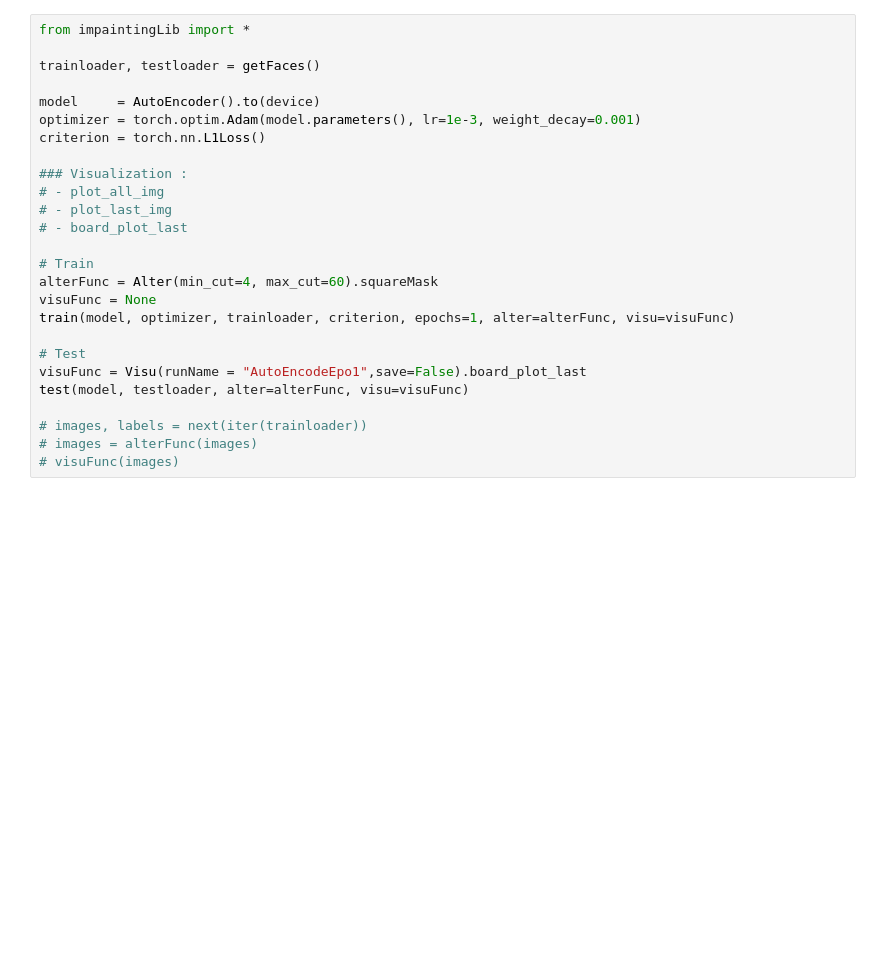
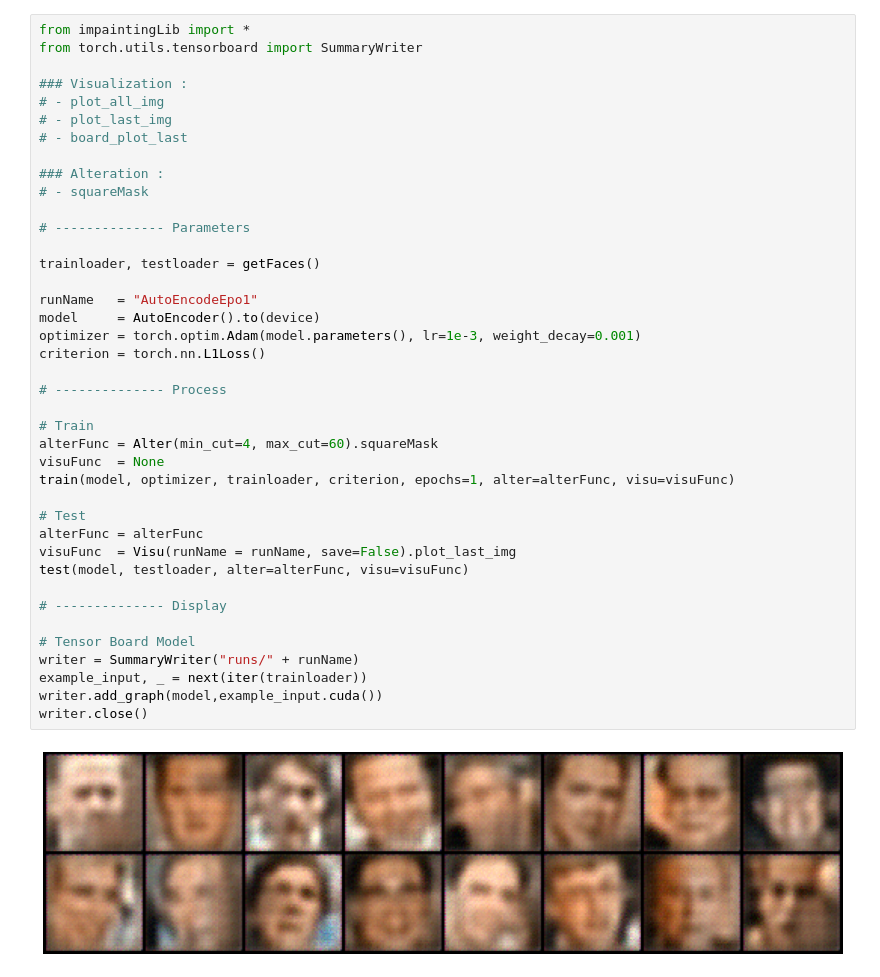
Before and after one commit to Eva427/CICR-Impainting, a Jupyter notebook: impainting.ipynb, the cells around one changed output. Drawn from its saved outputs; the diff is of its cells as text; blank space fills up the shorter version.

Commit message:
Model tensor board

```diff
--- a/impainting.ipynb
+++ b/impainting.ipynb
@@ -1,26 +1,42 @@
 # %%
 from impaintingLib import *
+from torch.utils.tensorboard import SummaryWriter
+
+### Visualization :
+# - plot_all_img
+# - plot_last_img
+# - board_plot_last
+
+### Alteration :
+# - squareMask
+
+# -------------- Parameters
 
 trainloader, testloader = getFaces()
 
+runName   = "AutoEncodeEpo1"
 model     = AutoEncoder().to(device)
 optimizer = torch.optim.Adam(model.parameters(), lr=1e-3, weight_decay=0.001)
 criterion = torch.nn.L1Loss()
 
-### Visualization :
-# - plot_all_img
-# - plot_last_img
-# - board_plot_last
+# -------------- Process
 
 # Train
 alterFunc = Alter(min_cut=4, max_cut=60).squareMask
-visuFunc = None
+visuFunc  = None
 train(model, optimizer, trainloader, criterion, epochs=1, alter=alterFunc, visu=visuFunc)
 
 # Test
-visuFunc = Visu(runName = "AutoEncodeEpo1",save=False).board_plot_last
+alterFunc = alterFunc
+visuFunc  = Visu(runName = runName, save=False).plot_last_img
 test(model, testloader, alter=alterFunc, visu=visuFunc)
 
-# images, labels = next(iter(trainloader))
-# images = alterFunc(images)
-# visuFunc(images)
+# -------------- Display
+
+# Tensor Board Model
+writer = SummaryWriter("runs/" + runName)
+example_input, _ = next(iter(trainloader))
+writer.add_graph(model,example_input.cuda())
+writer.close()
+# %% [output]
+[figure, added]
```
Also changed, not shown: 1 other file.
